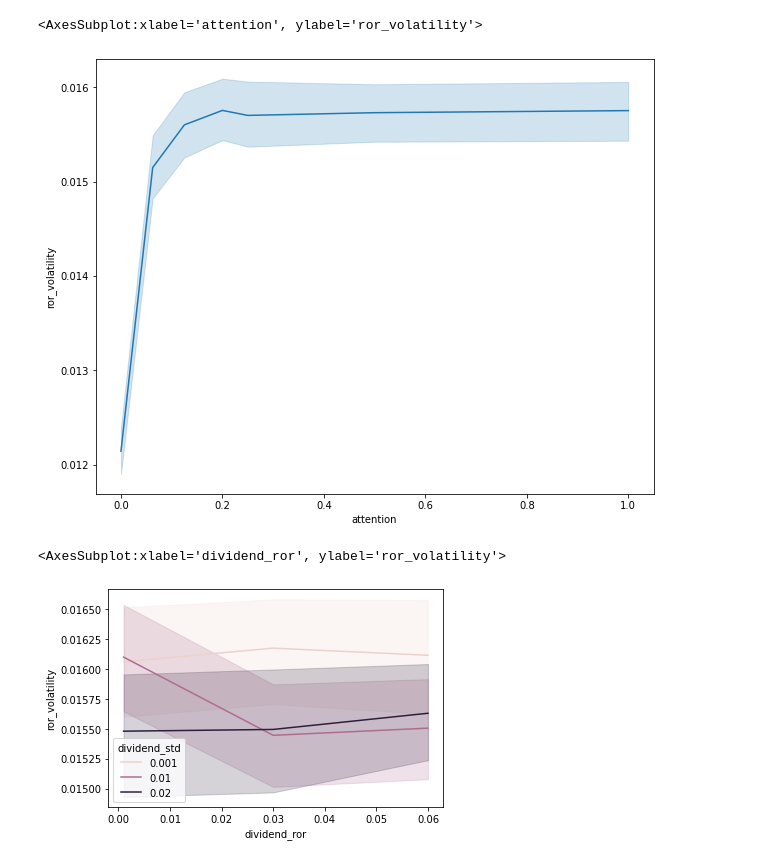
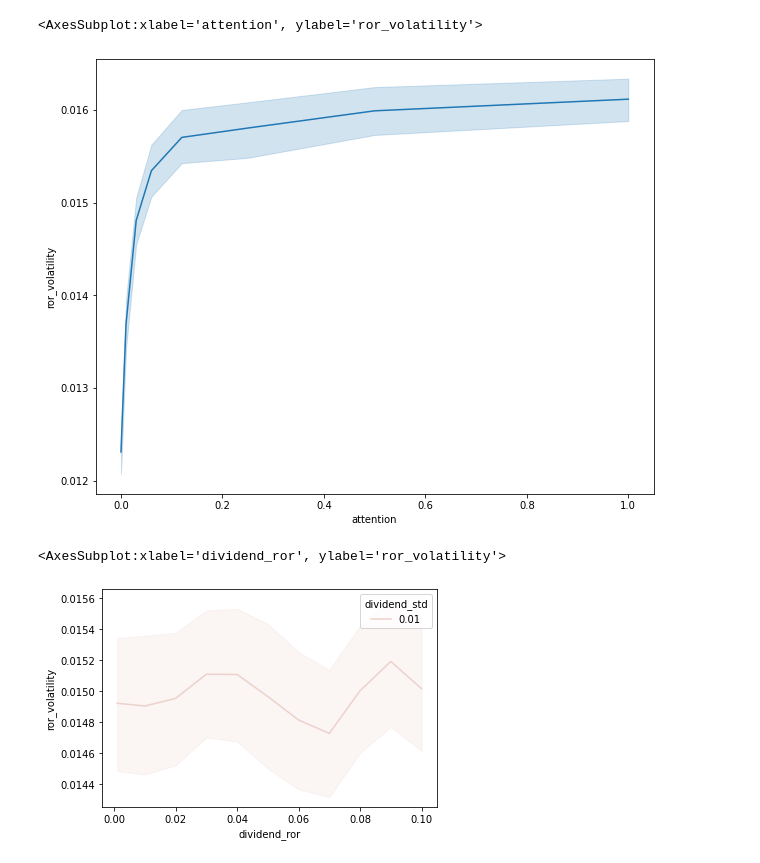
Before and after one commit to sbenthall/SHARKFin, a Jupyter notebook: HARK/Analysis.ipynb, the cells around one changed output. Saved outputs shown, nothing was run; the diff lists cells and outputs as text; code cells hidden in the pictures.

```diff
--- a/HARK/Analysis.ipynb
+++ b/HARK/Analysis.ipynb
@@ -4,7 +4,7 @@ import pandas as pd
 # %%
 import seaborn as sns
 
-data = pd.read_csv("attention-study.csv")
+data = pd.read_csv("study-2021-Jun-1623428048_12:14).csv")
 data = data.drop(columns="Unnamed: 0")
 
 data["att_cat"] = data['attention'].apply(lambda x: str(x) + ' ')
@@ -98,4 +98,4 @@ sns.lineplot(
     y="ror_volatility")
 # %% [output]
 <AxesSubplot:xlabel='attention', ylabel='ror_volatility'>
-[figure, old version]
+[figure, new version]
@@ -105,14 +102,14 @@ ddata = ddata.drop(columns="Unnamed: 0")
 # %%
-ddata['dstats'] = ddata['dividend_ror'].apply(lambda x : 'ror:' + str(x)) + ddata['dividend_std'].apply(lambda x : 'std:' + str(x))
+data['dstats'] = data['dividend_ror'].apply(lambda x : 'ror:' + str(x)) + data['dividend_std'].apply(lambda x : 'std:' + str(x))
 # %%
 sns.lineplot(
-    data = ddata,
+    data = data,
     x = 'dividend_ror',
     y = 'ror_volatility',
     hue = 'dividend_std'
 )
 # %% [output]
 <AxesSubplot:xlabel='dividend_ror', ylabel='ror_volatility'>
-[figure, old version]
+[figure, new version]
 # %%
 sns.lineplot(
```
Also changed, not shown: parts of 9 cells of this notebook, 2 other files.
